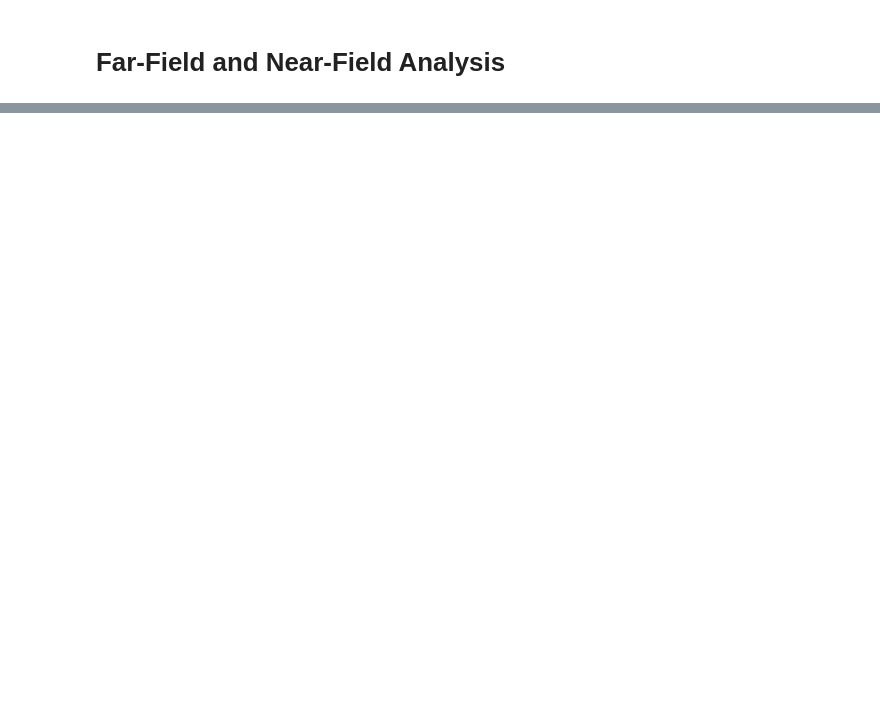
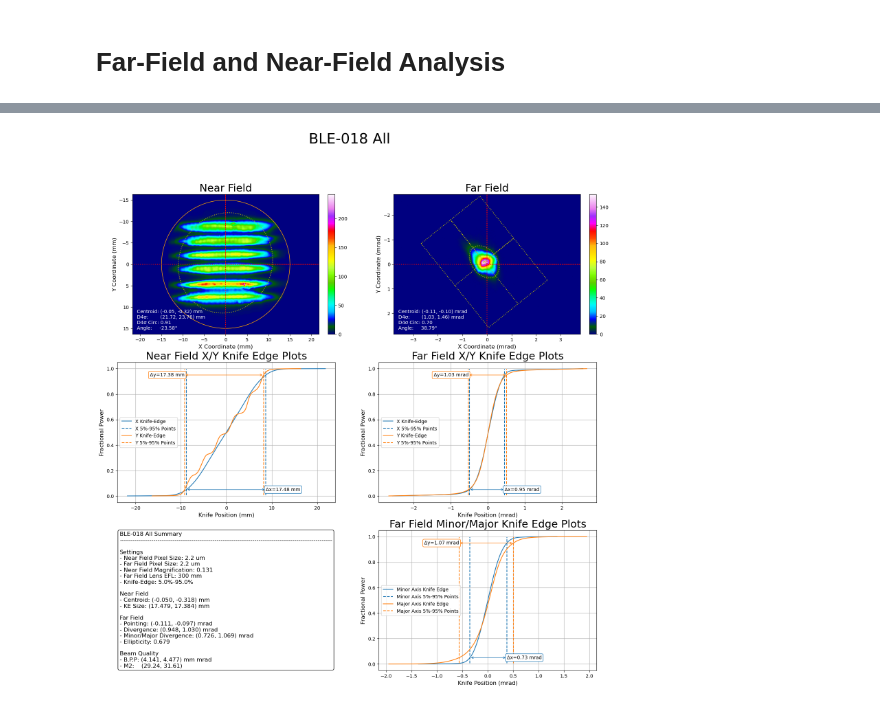
Before and after one commit to ryantro/laserbeamtools, a Jupyter notebook: docs/LBT-03-Near-And-Far-Field.ipynb, the cells around one changed output, grey strips where cells are left out. Drawn from its saved outputs; the diff is of its cells as text; code cells hidden in the pictures; blank space fills up the shorter version.

```diff
--- a/docs/LBT-03-Near-And-Far-Field.ipynb
+++ b/docs/LBT-03-Near-And-Far-Field.ipynb
@@ -404,0 +490,21 @@ near_and_far_profiles(nf_img, ff_img, title='COL-99 Row 1', ff_lens=300, nf_mag=
+# %%
+folder = r'N:/PRODUCTION/BL/BeamExpander/COL-004/BLE-018'
+
+ff_img = lbs.load_img(folder+'/BE_All_FF.bmp')
+nf_img = lbs.load_img(folder+'/BE_All_NF.bmp')
+
+# Run analysis method
+near_and_far_profiles(nf_img,
+                          ff_img,
+                          title='BLE-018 All',
+                          ff_lens=300,
+                          ff_units='mrad',
+                          ffprecrop=0.6,
+                          nfprecrop=0,
+                          nf_mag=0.1307,
+                          nf_scale_down=1000,
+                          nf_units='mm',
+                          kep=[0.05,0.95]
+                          )
+# %% [output]
+[figure, added]
```
Also changed, not shown: parts of 5 cells of this notebook, 18 other files.
